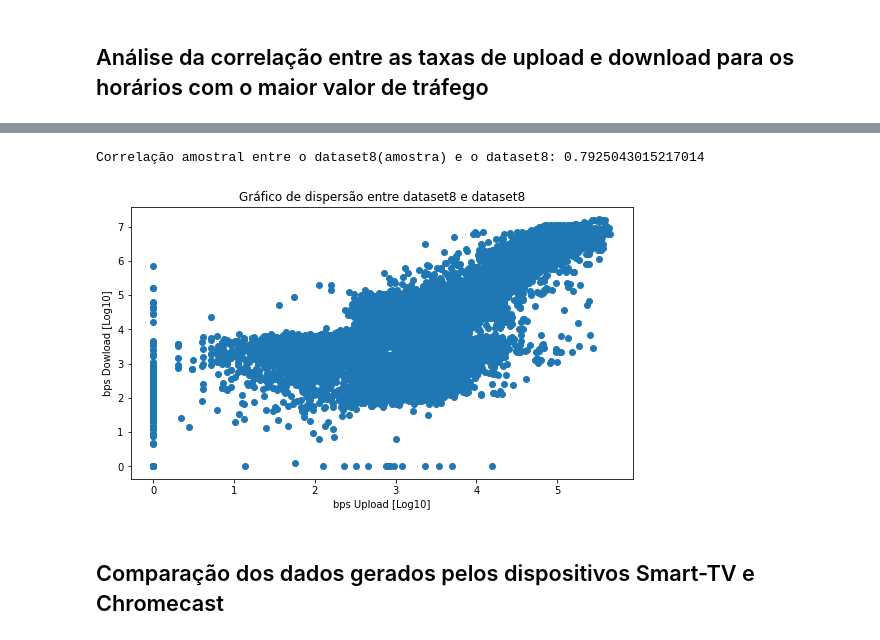
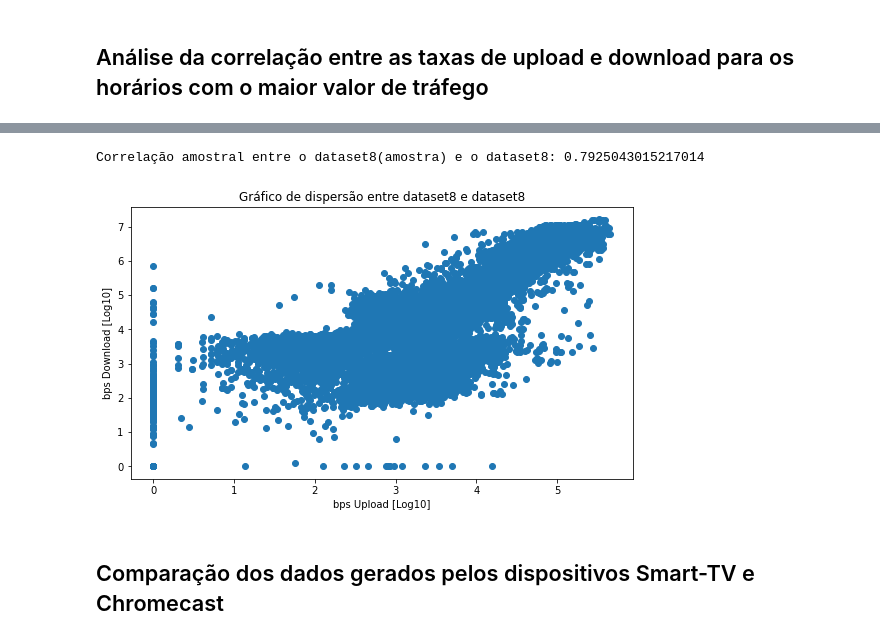
Before and after one commit to GARCl-A/Modelos-Probabilisticos-Projeto-Final, a Jupyter notebook: notebook.ipynb, the cells around one changed output, grey strips where cells are left out. Cells and saved outputs as stored; diff of their text form; code cells hidden in the pictures.

```diff
--- a/notebook.ipynb
+++ b/notebook.ipynb
@@ -889,16 +889,16 @@ Correlação amostral entre o dataset7(amostra) e o dataset7: 0.7925043015217014
 # %%
 correlacao = pearsonr(dataset8["bytes_up_log"], dataset8["bytes_down_log"])
 print(f'Correlação amostral entre o dataset8(amostra) e o dataset8: {correlacao[0]}')
 
 plt.figure(figsize=(9,5))
 plt.scatter(dataset8["bytes_up_log"], dataset7["bytes_down_log"])
 plt.xlabel("bps Upload [Log10]")
-plt.ylabel("bps Dowload [Log10]")
+plt.ylabel("bps Download [Log10]")
 plt.title("Gráfico de dispersão entre dataset8 e dataset8")
 plt.show()
 # %% [output]
 Correlação amostral entre o dataset8(amostra) e o dataset8: 0.7925043015217014
-[figure, old version]
+[figure, new version]
 # %% [markdown]
 ## Comparação dos dados gerados pelos dispositivos Smart-TV e Chromecast
 # %%
```
Also changed, not shown: parts of 3 cells of this notebook, 10 other files.
